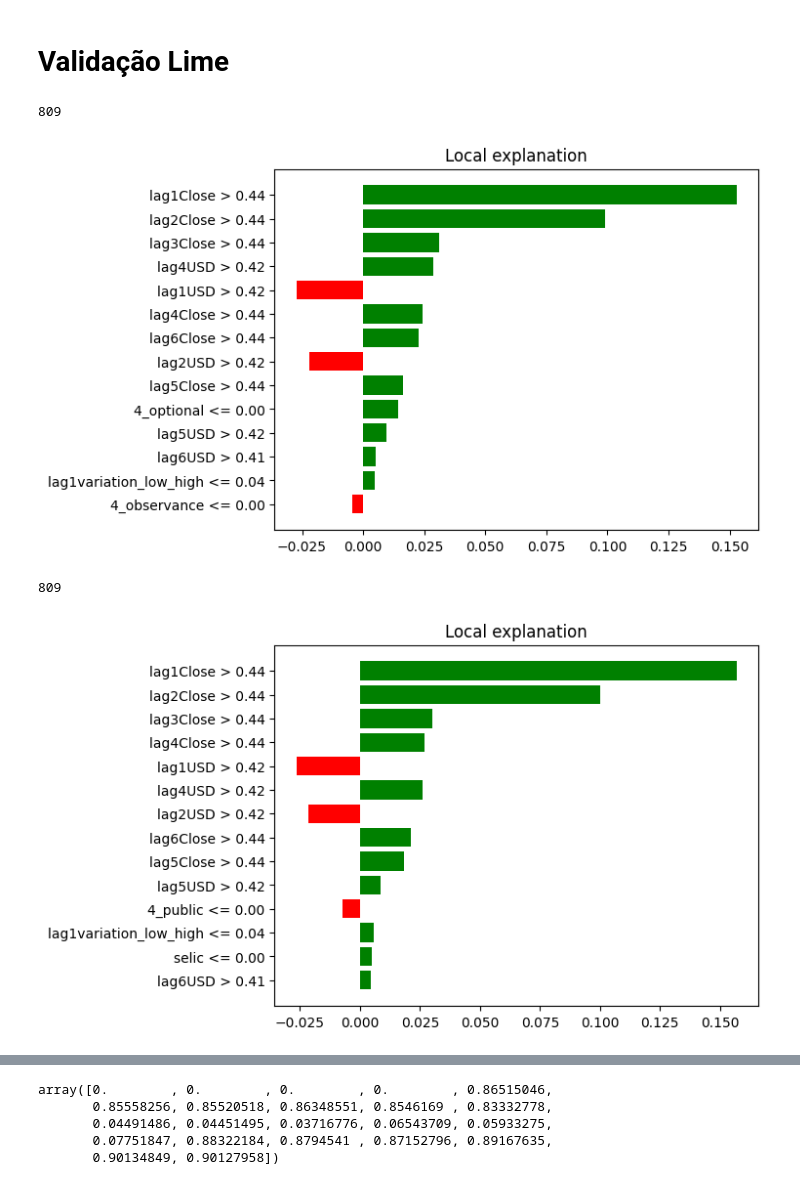
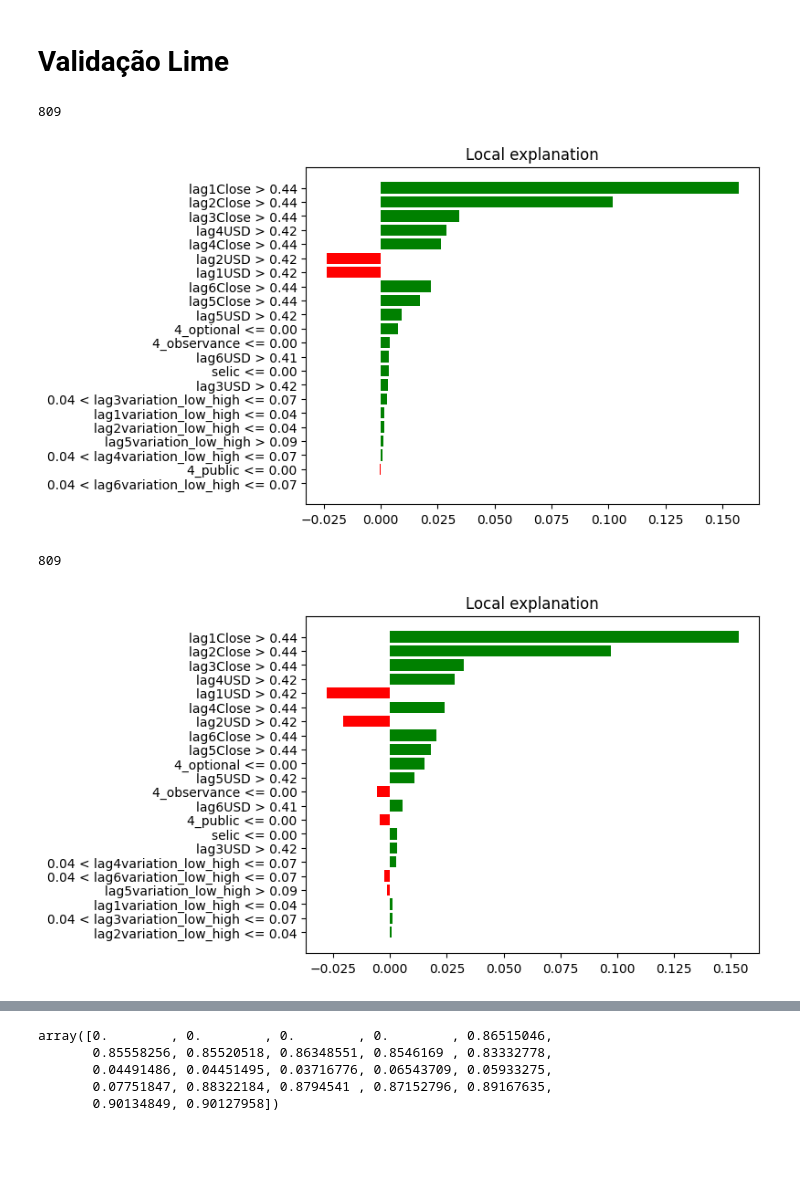
Before and after one commit to marreapato/Forecasting_Paper_XAI, a Jupyter notebook: Explanations/EvaluatingExplanaitons.ipynb, the cells around one changed output, grey strips where cells are left out. Drawn from its saved outputs; the diff is of its cells as text; code cells hidden in the pictures; blank space fills up the shorter version.

```diff
--- a/Explanations/EvaluatingExplanaitons.ipynb
+++ b/Explanations/EvaluatingExplanaitons.ipynb
@@ -677,22 +684,23 @@ explainer = LimeTabularExplainer(trainX,
 # %%
 #values 1
 sample_idx = 809#np.random.choice(range(len(testX)), size=(1,))[0]#830
 print(sample_idx)
 X_sample = testX[sample_idx]#testXnsc[sample_idx]
 
 # Explicação do modelo usando o explainer do Lime
 explanation1 = explainer.explain_instance(X_sample,
                                          bilstm_model.predict,
-                                         num_features=(14))
+                                         num_features=(22))
 
 # Visualizando a explicação
 fig = explanation1.as_pyplot_figure()
 plt.show()
 # %% [output]
 809
-[figure, old version]
+[figure, new version]
 # %%
 #values 2
+np.random.seed(4)
 sample_idx = 809#np.random.choice(range(len(testX)), size=(1,))[0]#830
 print(sample_idx)
 X_sample = testX[sample_idx]#testXnsc[sample_idx]
@@ -700,13 +708,13 @@ X_sample = testX[sample_idx]#testXnsc[sample_idx]
 # Explicação do modelo usando o explainer do Lime
 explanation2 = explainer.explain_instance(X_sample,
                                          bilstm_model.predict,
-                                         num_features=(14))
+                                         num_features=(22))
 
 # Visualizando a explicação
 fig = explanation2.as_pyplot_figure()
 plt.show()
 # %% [output]
 809
-[figure, old version]
+[figure, new version]
 # %%
 #values 3
```
Also changed, not shown: parts of 19 cells of this notebook.
